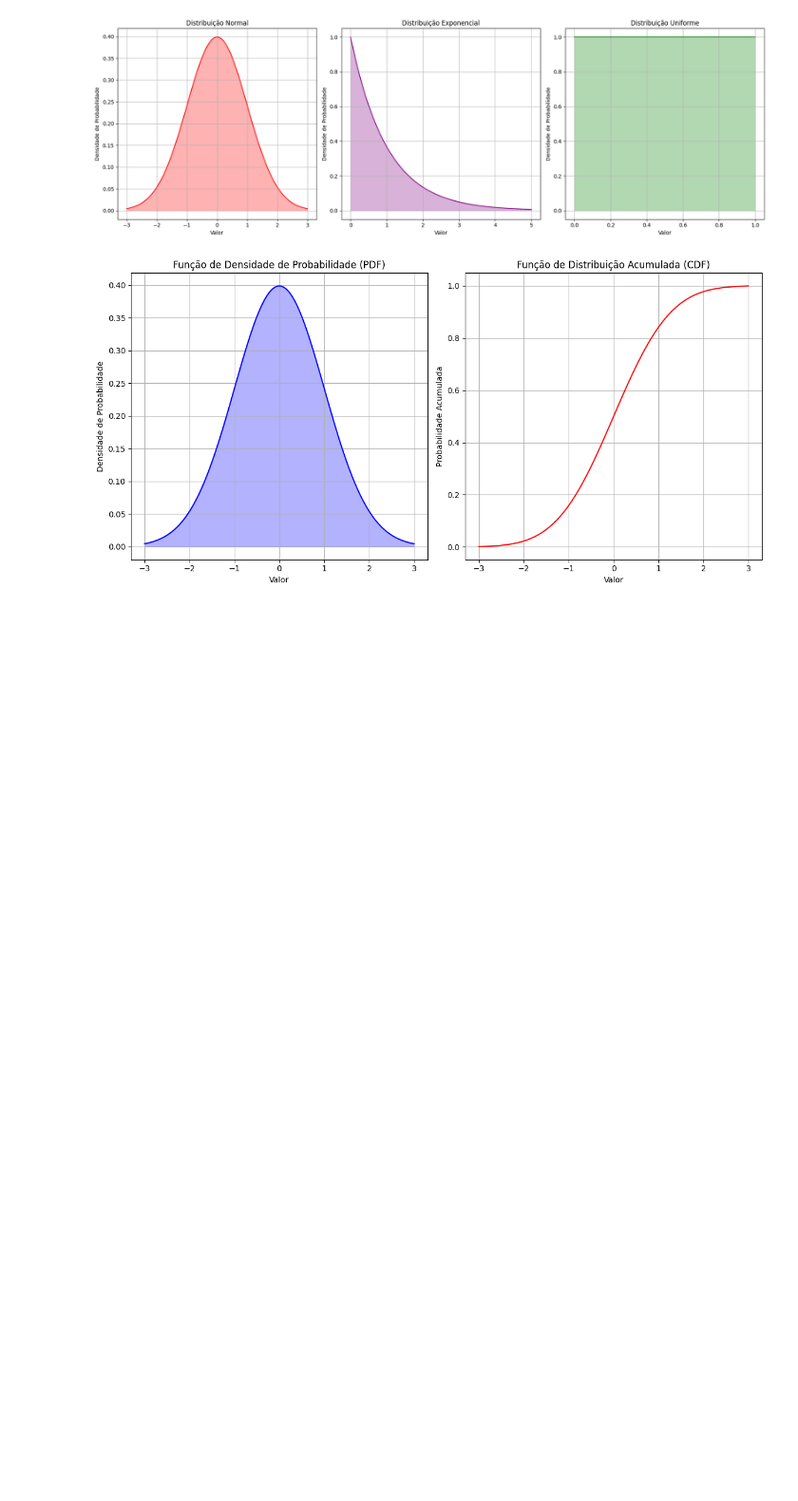
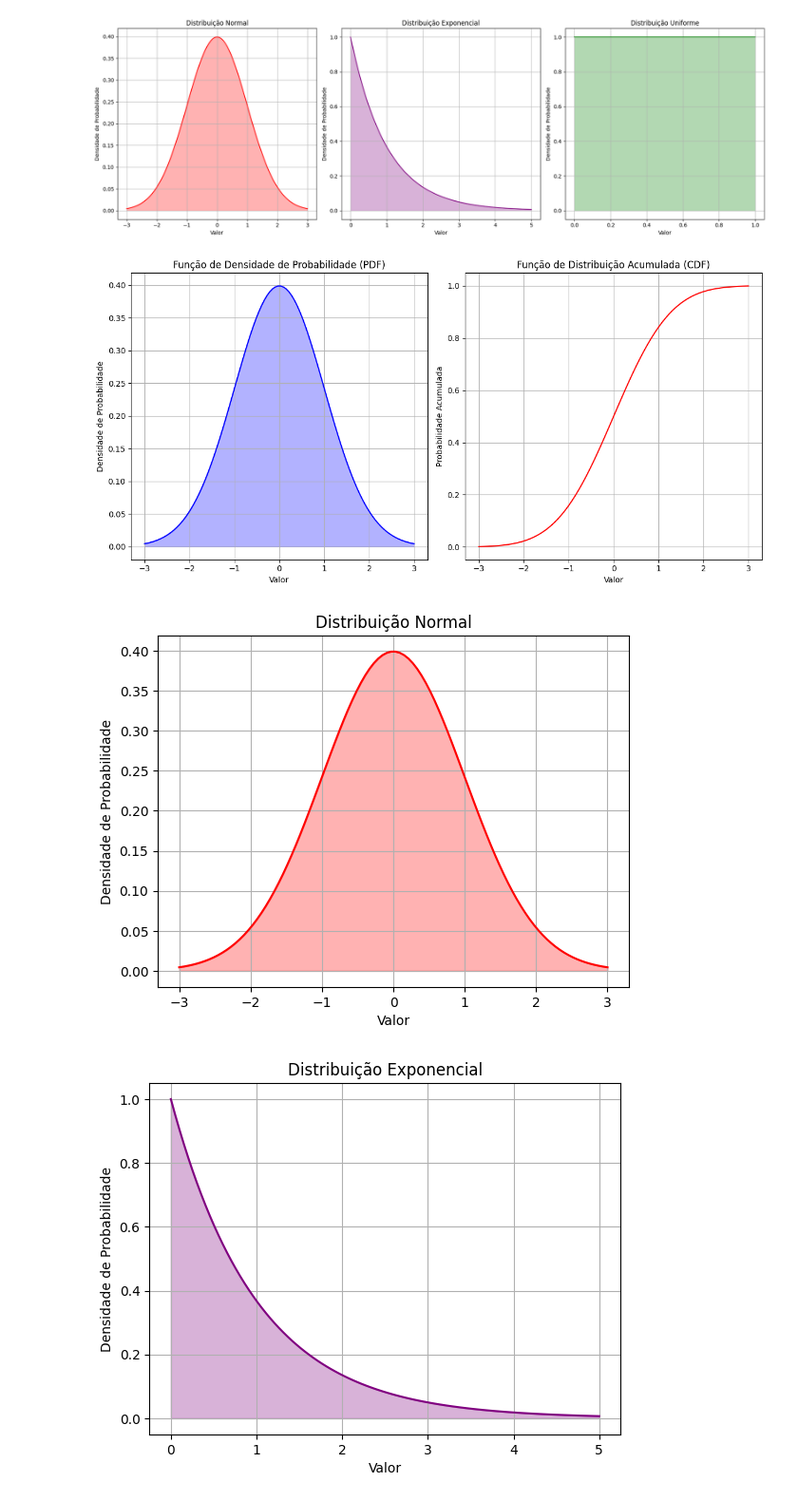
Before and after one commit to JunioCesarFerreira/AI-Study, a Jupyter notebook: notas/notebooks/probability-distribution.ipynb, the cells around one changed output. Shown at 95% size. Drawn from its saved outputs; the diff is of its cells as text; code cells hidden in the pictures; blank space fills up the shorter version.

Commit message:
update - nb de plotagem de distribuições de probabilidades

```diff
--- a/notas/notebooks/probability-distribution.ipynb
+++ b/notas/notebooks/probability-distribution.ipynb
@@ -196,3 +196,50 @@ plt.savefig('pdf_cdf.png', dpi=300)
 plt.show()
 # %% [output]
 [figure]
+# %%
+import matplotlib.pyplot as plt
+import numpy as np
+from scipy.stats import norm, expon, uniform
+
+def plot_distribution(x_values, y_values, title, color, x_label='Valor', y_label='Densidade de Probabilidade'):
+    plt.plot(x_values, y_values, color=color)
+    plt.fill_between(x_values, y_values, alpha=0.3, color=color)
+    plt.title(title)
+    plt.xlabel(x_label)
+    plt.ylabel(y_label)
+    plt.grid(True)
+    plt.savefig(title + '.png', dpi=300)
+    plt.show()
+
+# Configuração da Distribuição Normal
+mu, sigma = 0, 1
+x_norm = np.linspace(mu - 3*sigma, mu + 3*sigma, 100)
+norm_pdf = norm.pdf(x_norm, mu, sigma)
+
+# Configuração da Distribuição Exponencial
+lambda_exp = 1
+x_exp = np.linspace(0, 5, 100)
+exp_pdf = expon.pdf(x_exp, scale=1/lambda_exp)
+
+# Configuração da Distribuição Uniforme
+a, b = 0, 1
+x_unif = np.linspace(a, b, 100)
+unif_pdf = uniform.pdf(x_unif, a, b-a)
+
+# Configuração da Distribuição Binomial
+n, p = 10, 0.5
+x_binom = np.arange(0, n+1)
+binom_probs = binom.pmf(x_binom, n, p)
+
+# Configuração da Distribuição de Poisson
+mu_poisson = 3
+x_poisson = np.arange(0, 10)
+poisson_probs = poisson.pmf(x_poisson, mu_poisson)
+
+# Plotando cada distribuição separadamente
+plot_distribution(x_norm, norm_pdf, 'Distribuição Normal', 'red')
+plot_distribution(x_exp, exp_pdf, 'Distribuição Exponencial', 'purple')
+plot_distribution(np.linspace(-10, 10, 100), unif_pdf, 'Distribuição Uniforme', 'green')
+# %% [output]
+[figure, added]
+[figure, added]
```
Also changed, not shown: parts of 2 cells of this notebook.
